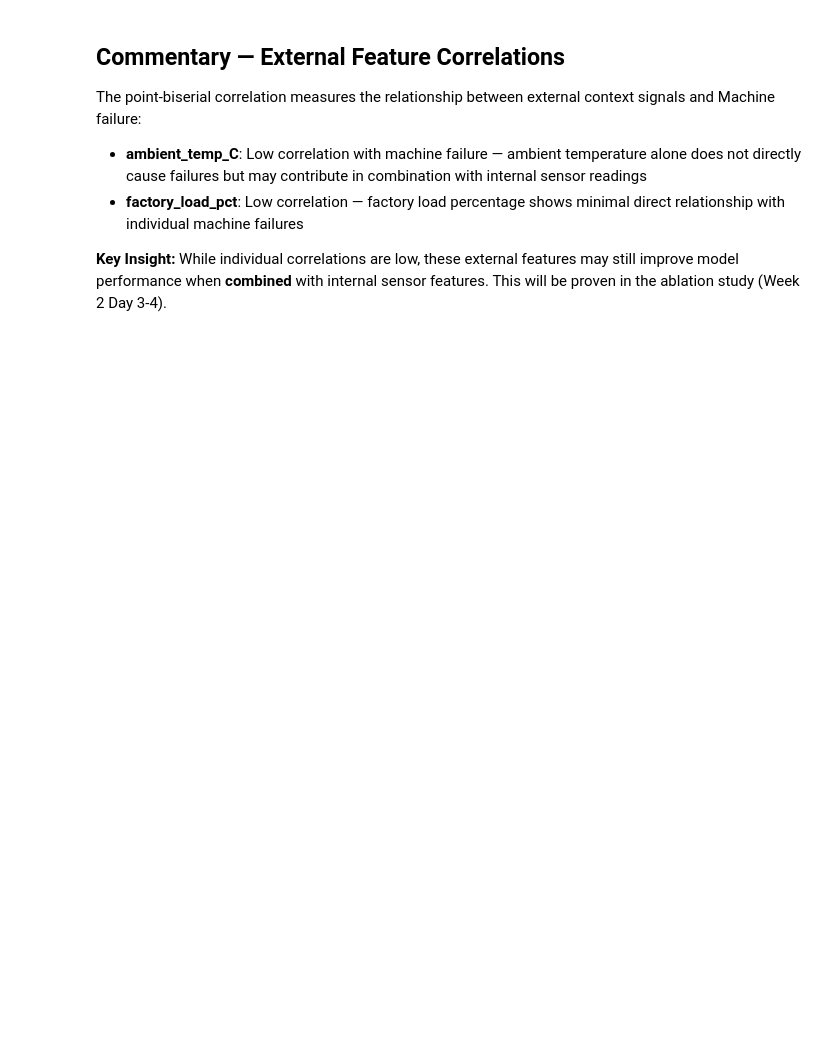
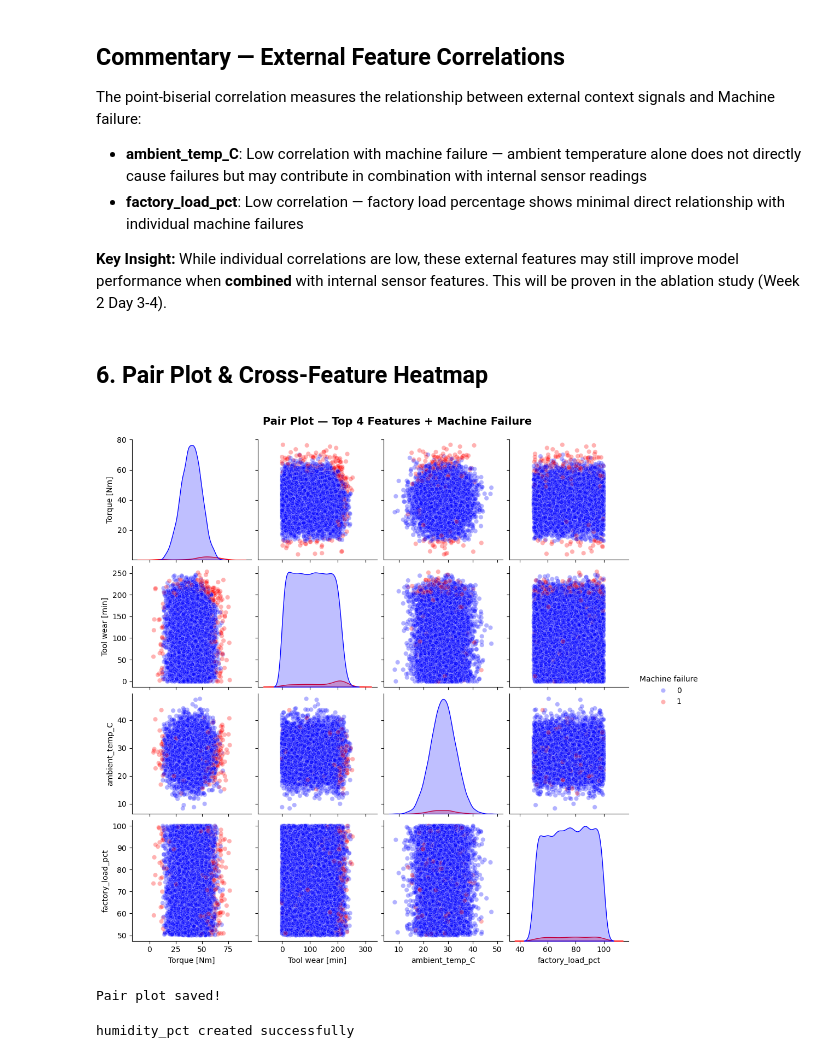
Before and after one commit to tarunsaxena2/predictive-maintance-iot, a Jupyter notebook: notebooks/week2_eda.ipynb, the cells around one changed output. Cells and saved outputs as stored; diff of their text form; code cells hidden in the pictures; blank space fills up the shorter version.

Commit message:
feat: generate pairplot and cross-feature heatmap for fusion analysis (fixes #8)

```diff
--- a/notebooks/week2_eda.ipynb
+++ b/notebooks/week2_eda.ipynb
@@ -123,3 +164,41 @@ The point-biserial correlation measures the relationship between external contex
 
 **Key Insight:**
 While individual correlations are low, these external features may still improve model performance when **combined** with internal sensor features. This will be proven in the ablation study (Week 2 Day 3-4).
+# %% [markdown]
+## 6. Pair Plot & Cross-Feature Heatmap
+# %%
+import os
+os.makedirs('../outputs', exist_ok=True)
+
+# Top 4 features + Machine failure pair plot
+top_features = ['Torque [Nm]', 'Tool wear [min]',
+                'ambient_temp_C', 'factory_load_pct', 'Machine failure']
+
+pair_data = df[top_features].copy()
+pair_data['Machine failure'] = pair_data['Machine failure'].astype(str)
+
+sns.pairplot(pair_data, hue='Machine failure',
+             palette={'0': 'blue', '1': 'red'},
+             plot_kws={'alpha': 0.3})
+plt.suptitle('Pair Plot — Top 4 Features + Machine Failure',
+             y=1.02, fontsize=14, fontweight='bold')
+plt.savefig('../outputs/pairplot.png', dpi=150, bbox_inches='tight')
+plt.show()
+print("Pair plot saved!")
+# %% [output]
+[figure, added]
+Pair plot saved!
+# %%
+import numpy as np
+
+np.random.seed(42)
+
+df['humidity_pct'] = np.random.normal(
+    loc=60,
+    scale=10,
+    size=len(df)
+)
+
+print("humidity_pct created successfully")
+# %% [output]
+humidity_pct created successfully
```
Also changed, not shown: parts of 7 cells of this notebook, 2 other files.
